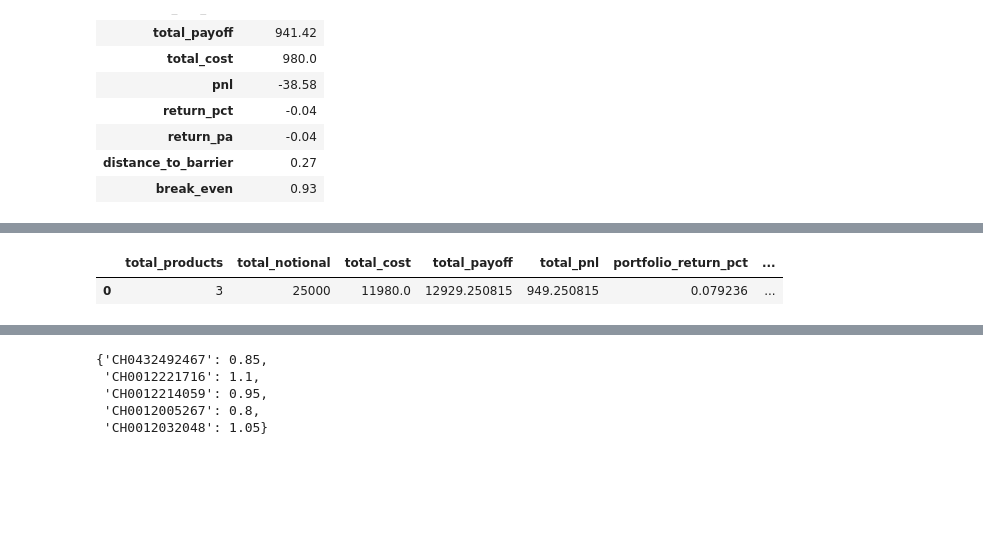
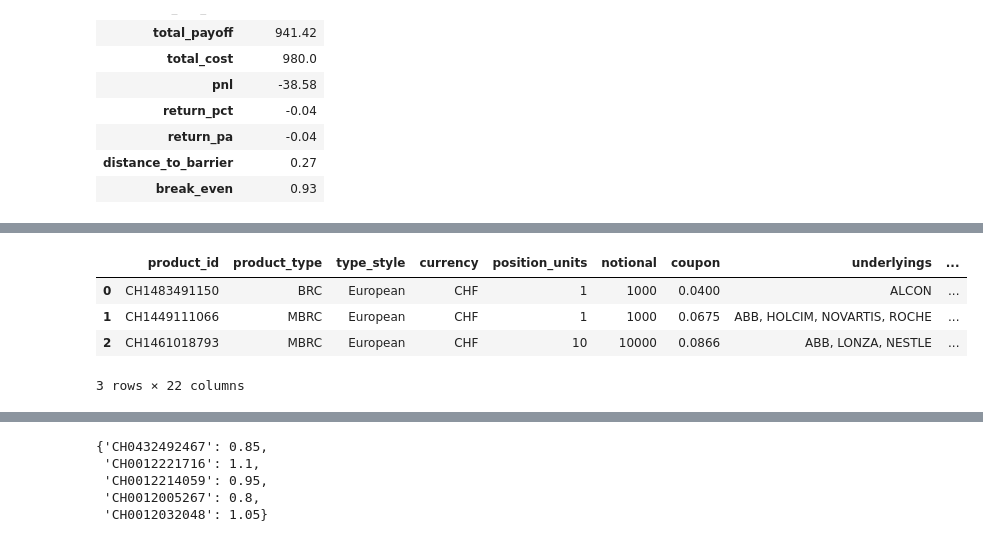
Before and after one commit to sanyalelizabet/structured-products-analytics, a Jupyter notebook: notebooks/01_portfolio_construction.ipynb, the cells around one changed output, grey strips where cells are left out. Drawn from its saved outputs; the diff is of its cells as text; code cells hidden in the pictures; blank space fills up the shorter version.

```diff
--- a/notebooks/01_portfolio_construction.ipynb
+++ b/notebooks/01_portfolio_construction.ipynb
@@ -147,9 +167,12 @@ As a result, final levels are assumed to be equal to current spot levels, which
 # %%
 analytics = PortfolioAnalytics(portfolio)
 
-analytics.build_product_analytics()
+product_df = analytics.build_product_analytics()
 
-analytics.total_portfolio_table()
+product_df
 # %% [output]
-|  | total_products | total_notional | total_cost | total_payoff | total_pnl | portfolio_return_pct | ... |
-| 0 | 3 | 25000 | 11980.0 | 12929.250815 | 949.250815 | 0.079236 | ... |
+|  | product_id | product_type | type_style | currency | position_units | notional | coupon | underlyings | ... |
+| 0 | CH1483491150 | BRC | European | CHF | 1 | 1000 | 0.0400 | ALCON | ... |
+| 1 | CH1449111066 | MBRC | European | CHF | 1 | 1000 | 0.0675 | ABB, HOLCIM, NOVARTIS, ROCHE | ... |
+| 2 | CH1461018793 | MBRC | European | CHF | 10 | 10000 | 0.0866 | ABB, LONZA, NESTLE | ... |
+3 rows × 22 columns
```
Also changed, not shown: parts of 9 cells of this notebook, 1 other file.
